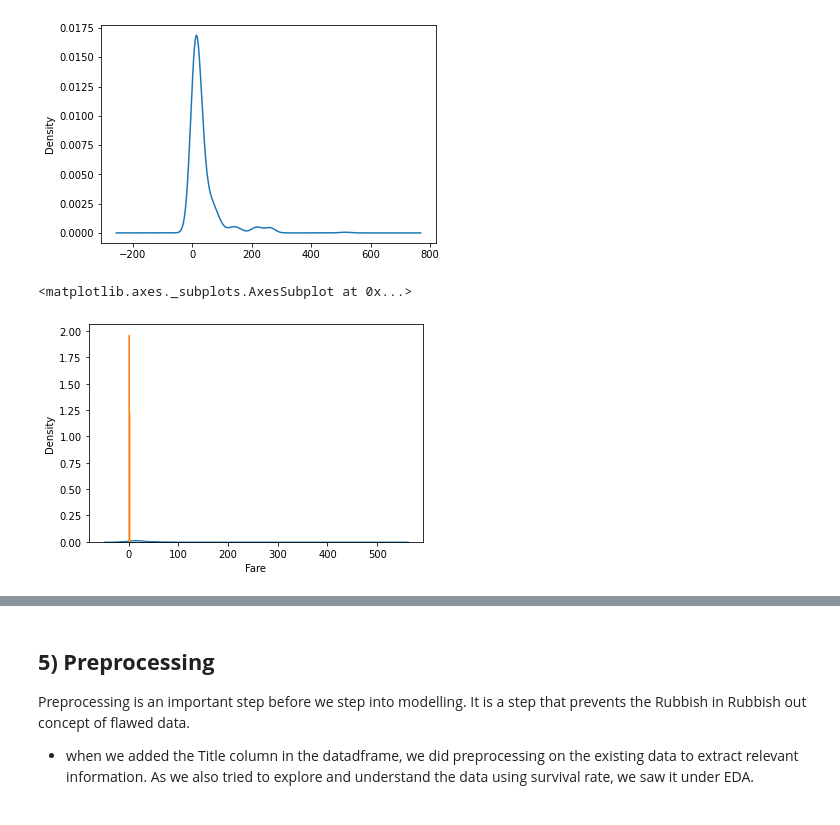
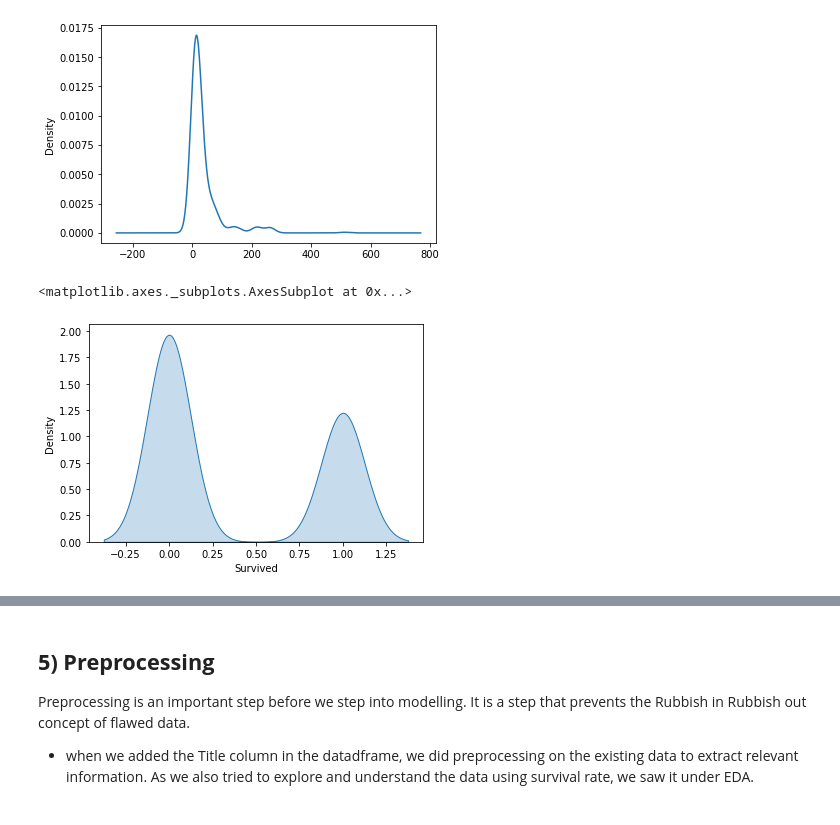
Before and after one commit to kruti002/synapse_lp_tasks, a Jupyter notebook: Week_1_task.ipynb, the cells around one changed output, grey strips where cells are left out. Cells and saved outputs as stored; diff of their text form; code cells hidden in the pictures.

```diff
--- a/Week_1_task.ipynb
+++ b/Week_1_task.ipynb
@@ -397,8 +397,8 @@ ax=s.plot.kde()
 # %% [output]
 [figure]
 # %%
- sns.kdeplot(test['Fare'], shade=True)
+
  sns.kdeplot(Sr_df['Survived'], shade=True)
 # %% [output]
 <matplotlib.axes._subplots.AxesSubplot at 0x...>
-[figure, old version]
+[figure, new version]
```
Also changed, not shown: parts of 2 cells of this notebook.
